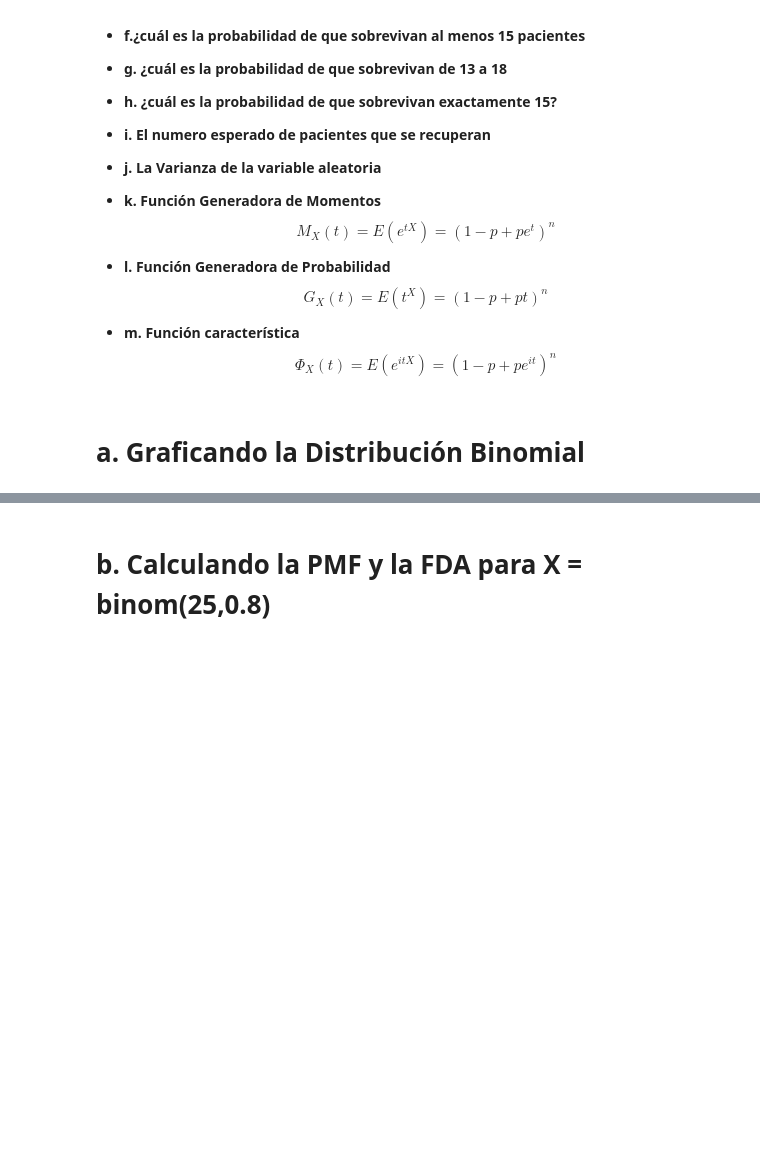
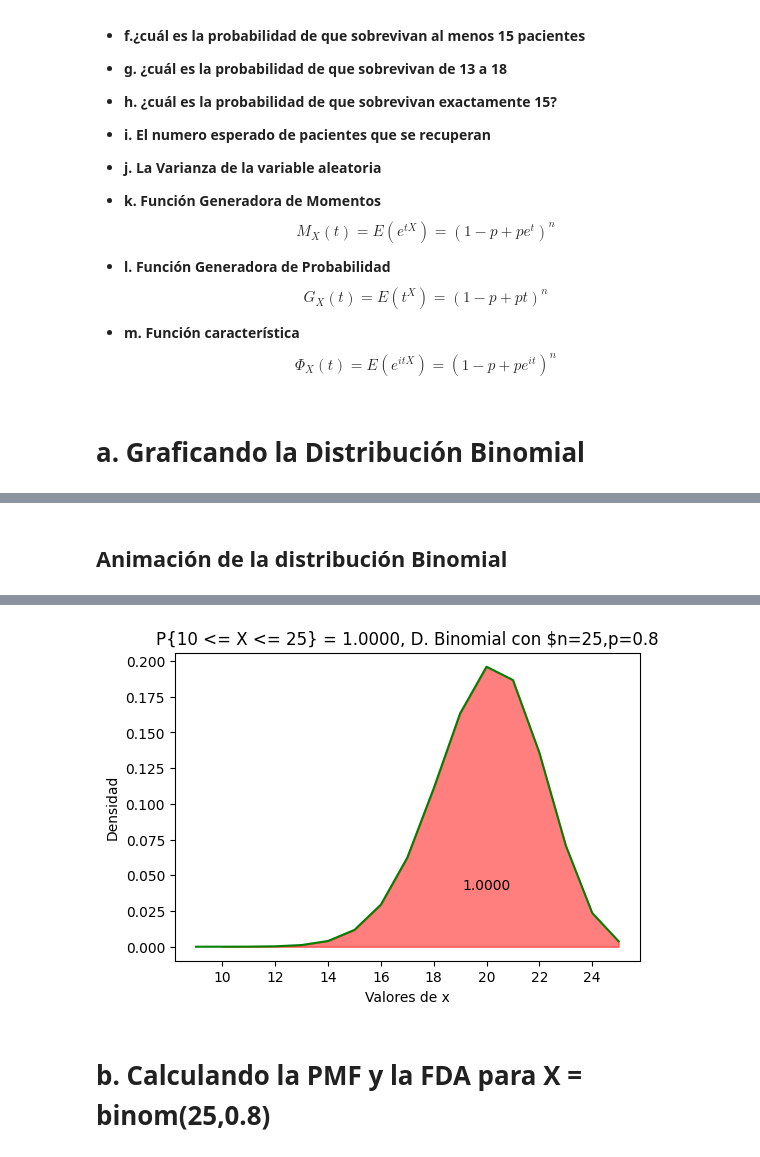
Before and after one commit to JSEFERINO/Teoria-de-Probabilidad-MEYCD, a Jupyter notebook: 13_C_Teoria_Probabilidad_D_Binomial.ipynb, the cells around one changed output, grey strips where cells are left out. Cells and saved outputs as stored; diff of their text form; code cells hidden in the pictures; blank space fills up the shorter version.

```diff
--- a/13_C_Teoria_Probabilidad_D_Binomial.ipynb
+++ b/13_C_Teoria_Probabilidad_D_Binomial.ipynb
@@ -356,0 +357,57 @@ plt.show()
+# %% [markdown]
+## **Animación de la distribución Binomial**
+# %%
+import numpy as np
+import matplotlib.pyplot as plt
+import matplotlib.animation as animation
+from scipy import stats
+from IPython.display import HTML
+
+# Parámetros de la distribución
+n, p = 25, 0.8 # parámetros de forma
+binomial = stats.binom(n, p) # Distribución
+x = np.arange(binomial.ppf(0.000001), binomial.ppf(0.999999) + 1)
+y = binomial.pmf(x) # Función de Masa de Probabilidad
+
+# Valores objetivo
+a = 10
+b = 25
+c = stats.binom(n, p).cdf(b) - stats.binom(n, p).cdf(a) # Probabilidad pedida
+
+# Crear la figura y el eje
+fig, ax = plt.subplots(figsize=[6, 4])
+ax.set_xlabel('Valores de x')
+ax.set_ylabel('Densidad')
+ax.set_title(f'P{{10 <= X <= 25}} = {c:.4f}, D. Binomial con $n=25,p=0.8')
+
+# Inicialización de las líneas y áreas
+line, = ax.plot(x, y, c='g')
+fill = ax.fill_between([], [], color="r")
+text_cdf = ax.text(20, 0.04, '', horizontalalignment='center')
+
+# Función de inicialización para la animación
+def init():
+    line.set_data(x, y)
+    return line, fill, text_cdf
+
+# Número de cuadros necesarios para alcanzar el valor objetivo
+num_frames = 100
+incremento = (b - a) / num_frames
+
+# Función de animación
+def animate(i):
+    global fill # Access the global fill variable
+    fill.remove() # Remove the previous fill
+    x1 = np.arange(a, a + i * incremento + 1)
+    y1 = stats.binom(n, p).pmf(x1)
+    fill = ax.fill_between(x1, 0, y1, color="r", alpha=0.5) # Redraw the fill
+    probabilidad_actual = stats.binom(n, p).cdf(a + i * incremento+1) - stats.binom(n, p).cdf(a)
+    text_cdf.set_text(f'{probabilidad_actual:.4f}')
+    return line, fill, text_cdf
+
+# Crear la animación
+ani = animation.FuncAnimation(fig, animate, init_func=init, frames=num_frames, interval=100, blit=True)
+
+# Mostrar la animación
+HTML(ani.to_html5_video())
+# %% [output]
@@ -357,3 +415,4 @@ plt.show()
+[figure, added]
 # %% [markdown]
 # **b. Calculando la PMF y la FDA para X = binom(25,0.8)**
 # %%
```
Also changed, not shown: parts of 9 cells of this notebook.
